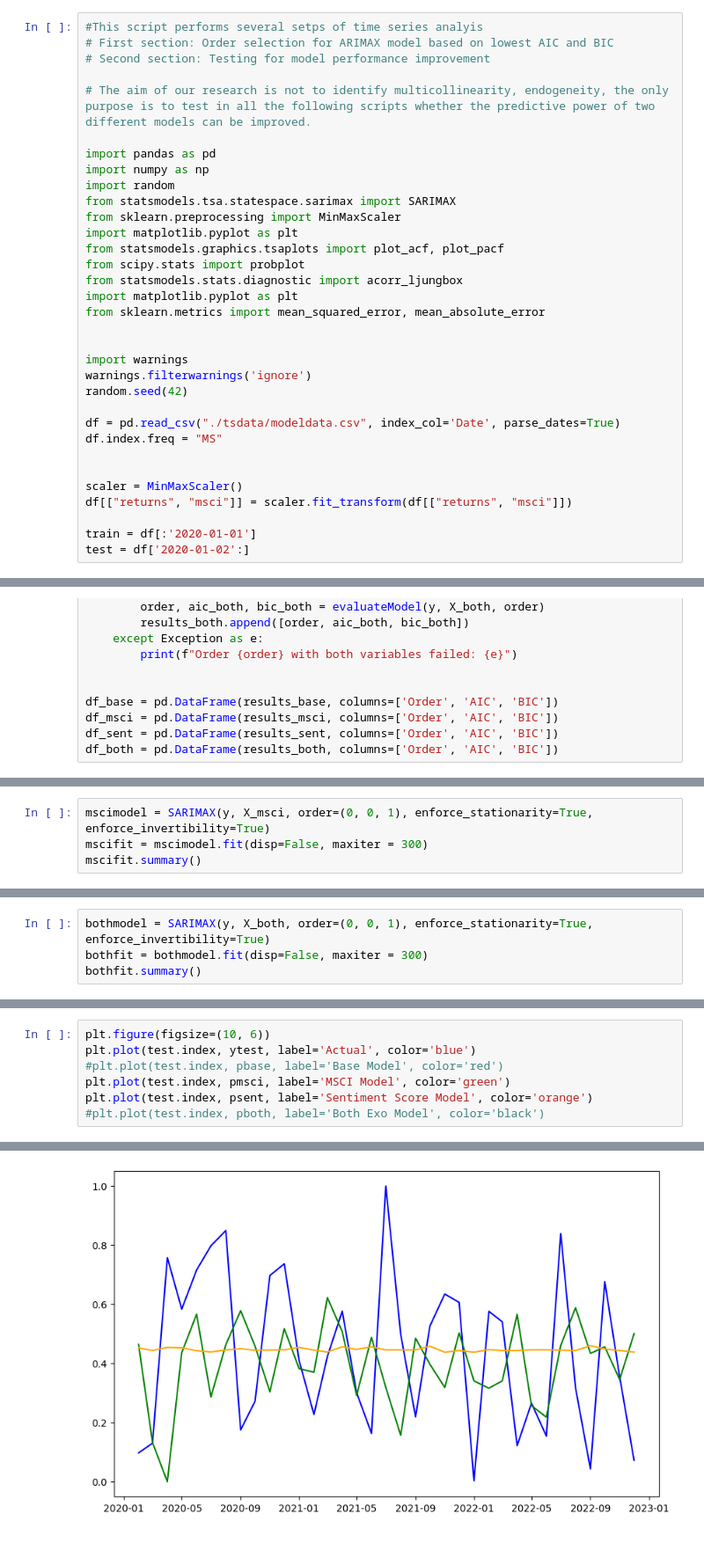
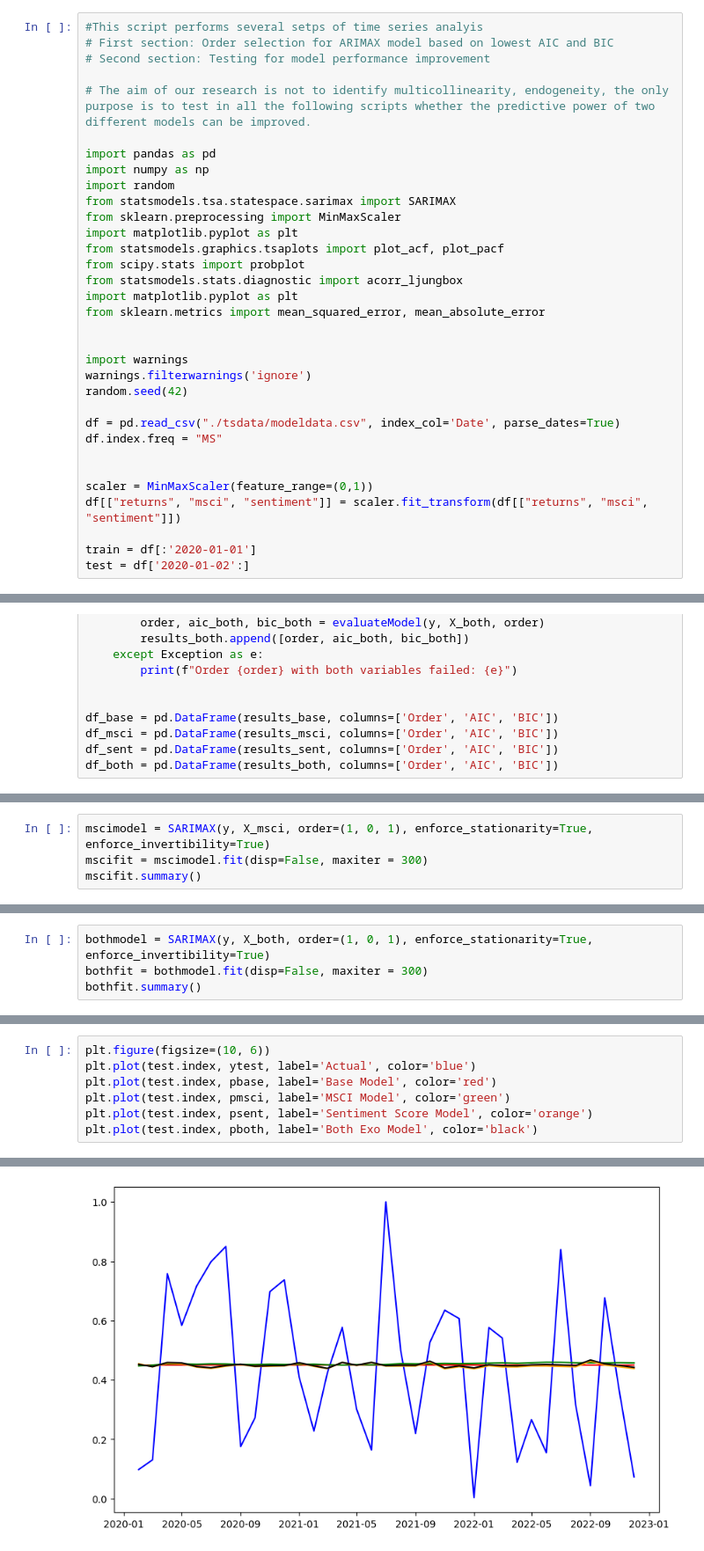
Before and after one commit to MDrschl/SalesEQ, a Jupyter notebook: TimeseriesModelling.ipynb, the cells around one changed output, grey strips where cells are left out. Shown at 88% size. Cells and saved outputs as stored; diff of their text form.

Commit message:
Update ARMAX modelling

```diff
--- a/TimeseriesModelling.ipynb
+++ b/TimeseriesModelling.ipynb
@@ -26,8 +26,8 @@ df = pd.read_csv("./tsdata/modeldata.csv", index_col='Date', parse_dates=True)
 df.index.freq = "MS"
 
 
-scaler = MinMaxScaler()
-df[["returns", "msci"]] = scaler.fit_transform(df[["returns", "msci"]])
+scaler = MinMaxScaler(feature_range=(0,1))
+df[["returns", "msci", "sentiment"]] = scaler.fit_transform(df[["returns", "msci", "sentiment"]])
 
 train = df[:'2020-01-01']
 test = df['2020-01-02':]
@@ -199,5 +199,5 @@ plt.show()
 # %%
-mscimodel = SARIMAX(y, X_msci, order=(0, 0, 1), enforce_stationarity=True, enforce_invertibility=True)
+mscimodel = SARIMAX(y, X_msci, order=(1, 0, 1), enforce_stationarity=True, enforce_invertibility=True)
 mscifit = mscimodel.fit(disp=False, maxiter = 300)
 mscifit.summary()
 # %% [output]
@@ -288,5 +289,5 @@ plt.show()
 # %%
-bothmodel = SARIMAX(y, X_both, order=(0, 0, 1), enforce_stationarity=True, enforce_invertibility=True)
+bothmodel = SARIMAX(y, X_both, order=(1, 0, 1), enforce_stationarity=True, enforce_invertibility=True)
 bothfit = bothmodel.fit(disp=False, maxiter = 300)
 bothfit.summary()
 # %% [output]
@@ -368,10 +370,10 @@ print(results_df)
 # %%
 plt.figure(figsize=(10, 6))
 plt.plot(test.index, ytest, label='Actual', color='blue')
-#plt.plot(test.index, pbase, label='Base Model', color='red')
+plt.plot(test.index, pbase, label='Base Model', color='red')
 plt.plot(test.index, pmsci, label='MSCI Model', color='green')
 plt.plot(test.index, psent, label='Sentiment Score Model', color='orange')
-#plt.plot(test.index, pboth, label='Both Exo Model', color='black')
+plt.plot(test.index, pboth, label='Both Exo Model', color='black')
 # %% [output]
 [<matplotlib.lines.Line2D at 0x...>]
-[figure, old version]
+[figure, new version]
```
Also changed, not shown: parts of 14 cells of this notebook, 2 other files.
